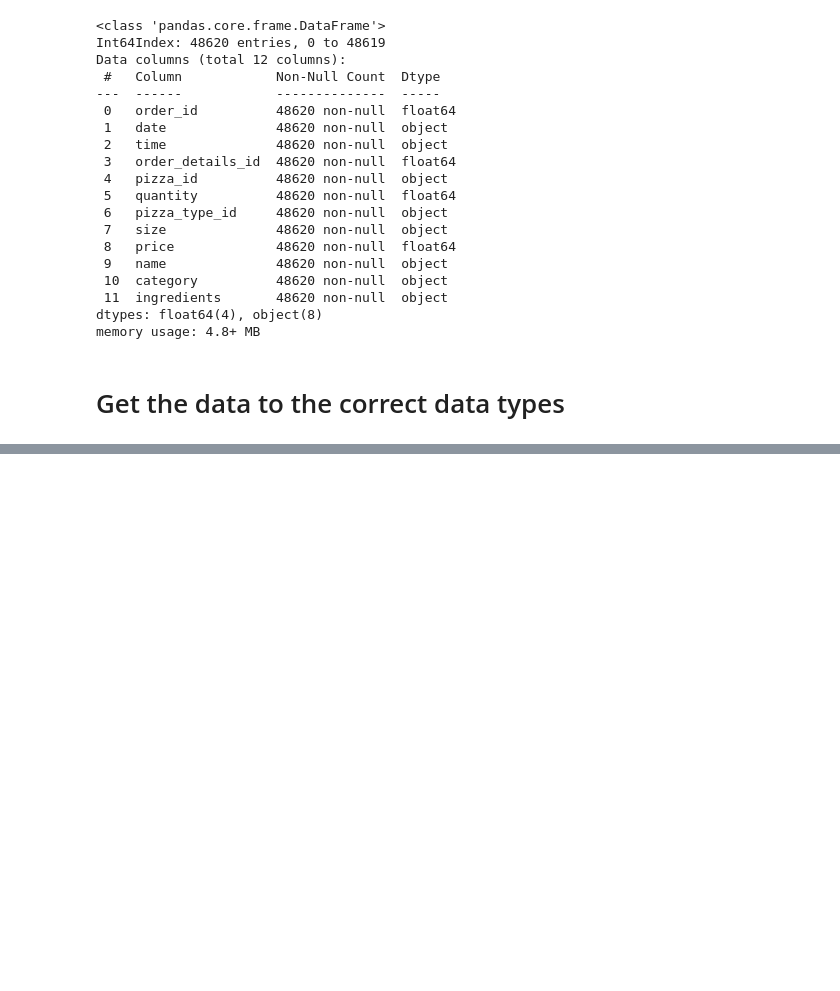
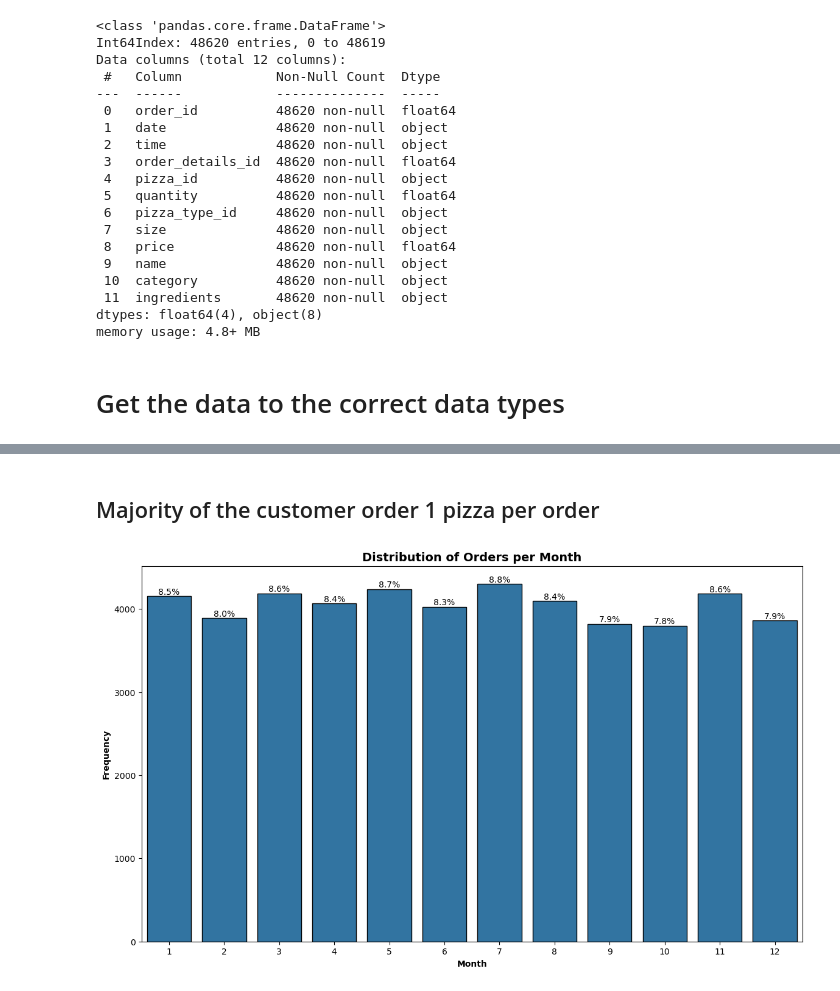
Before and after one commit to kelvinokumu/pizza_sales, a Jupyter notebook: exploratory_analysis.ipynb, the cells around one changed output, grey strips where cells are left out. Cells and saved outputs as stored; diff of their text form; code cells hidden in the pictures; blank space fills up the shorter version.

```diff
--- a/exploratory_analysis.ipynb
+++ b/exploratory_analysis.ipynb
@@ -263,0 +454,6 @@ ModuleNotFoundError: No module named 'xlwt'
+# %% [markdown]
+## Majority of the customer order 1 pizza per order
+# %%
+CountPlotsWithValues(df, xVar='month', value_type='percentage', title='Distribution of Orders per Month', x_label='Month')
+# %% [output]
+[figure, added]
```
Also changed, not shown: parts of 65 cells of this notebook, 5 other files.
